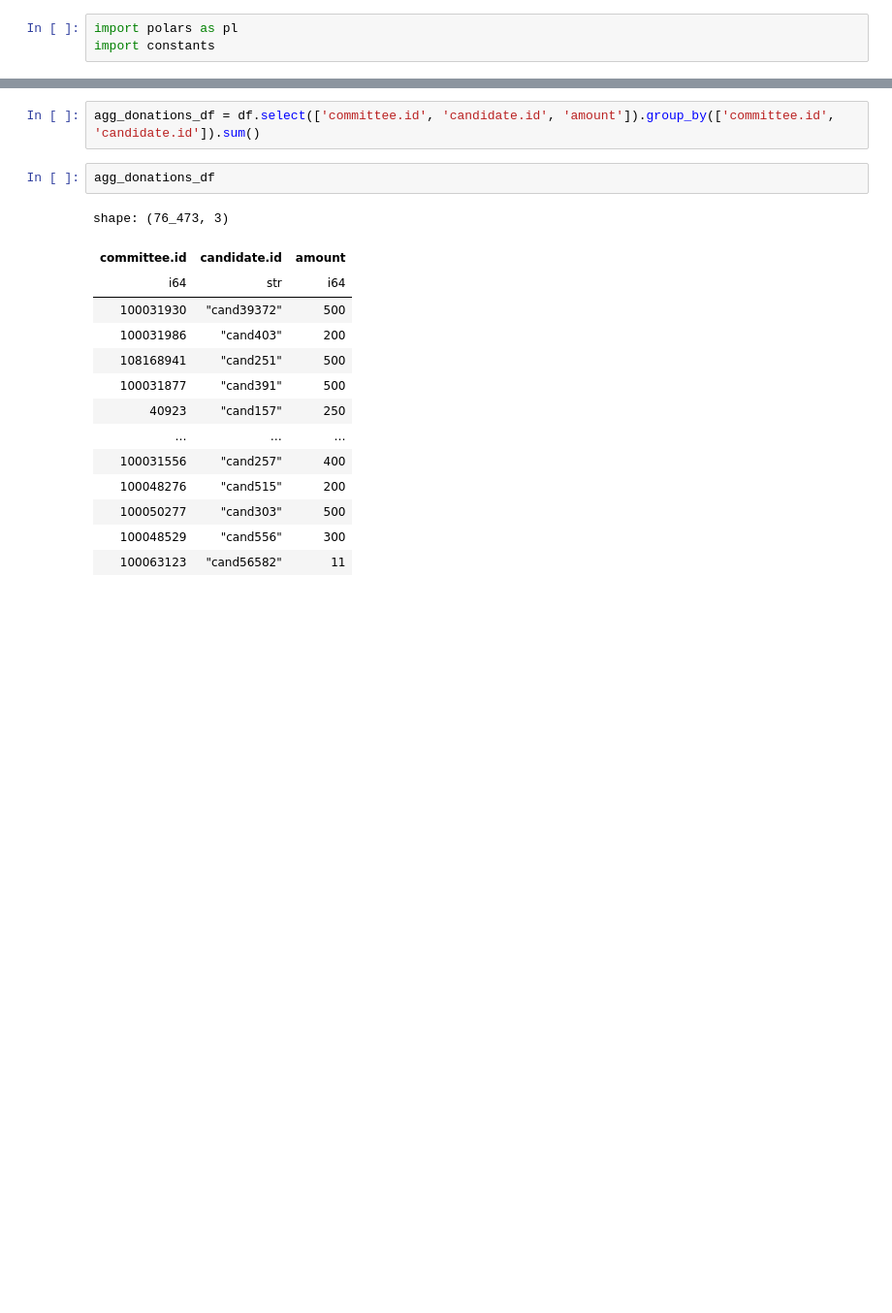
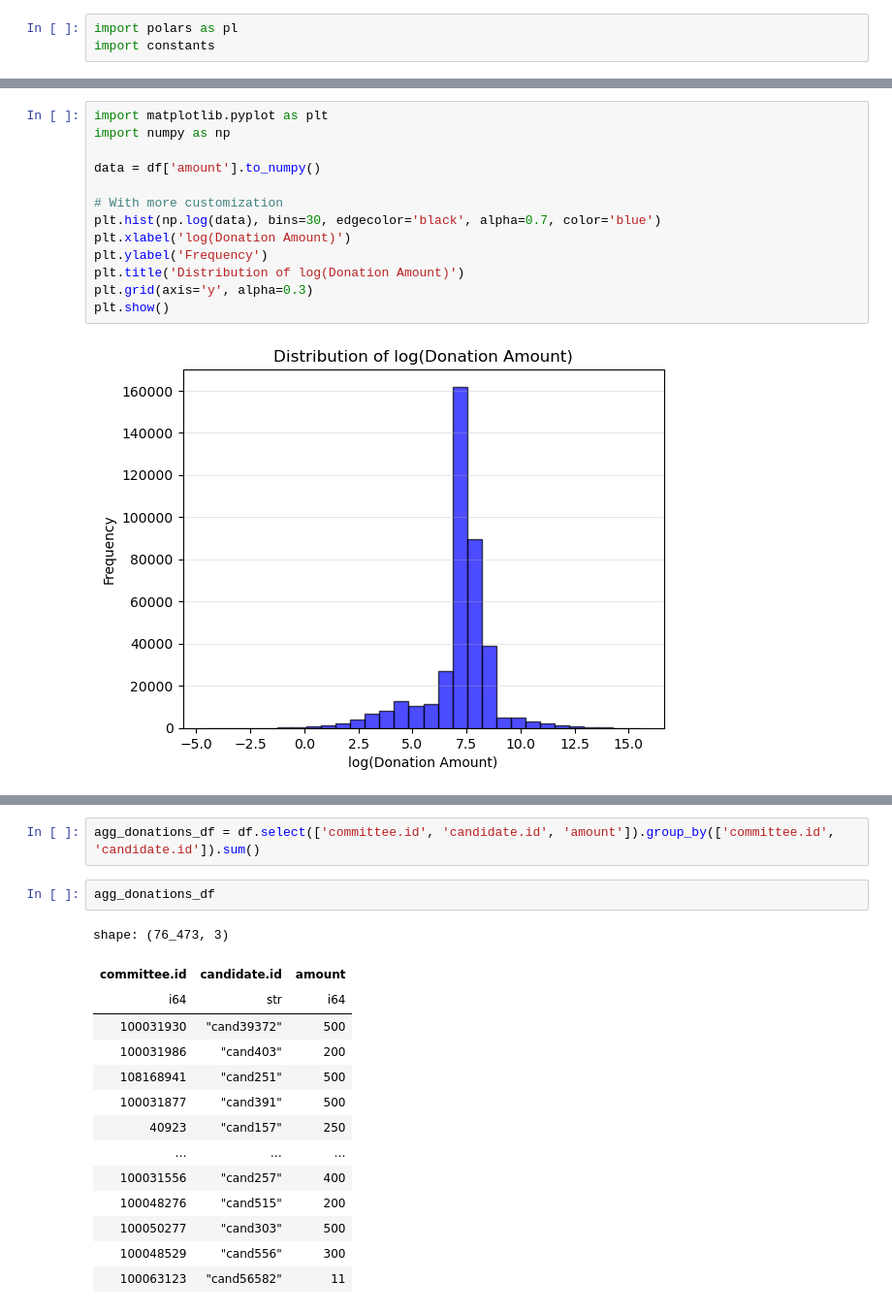
Before and after one commit to NipunDas/FEC-Election-Spending-Analysis, a Jupyter notebook: final-draft/experimentation.ipynb, the cells around one changed output, grey strips where cells are left out. Shown at 97% size. Cells and saved outputs as stored; diff of their text form; blank space fills up the shorter version.

```diff
--- a/final-draft/experimentation.ipynb
+++ b/final-draft/experimentation.ipynb
@@ -6,3 +27,18 @@ df = pl.read_parquet(constants.CONTRIBUTIONS_TABLE_PARQUET_PATH)
+# %%
+import matplotlib.pyplot as plt
+import numpy as np
+
+data = df['amount'].to_numpy()
+
+# With more customization
+plt.hist(np.log(data), bins=30, edgecolor='black', alpha=0.7, color='blue')
+plt.xlabel('log(Donation Amount)')
+plt.ylabel('Frequency')
+plt.title('Distribution of log(Donation Amount)')
+plt.grid(axis='y', alpha=0.3)
+plt.show()
+# %% [output]
+[figure, added]
 # %%
 df
 # %% [output]
```
Also changed, not shown: parts of 5 cells of this notebook, 11 other files.
